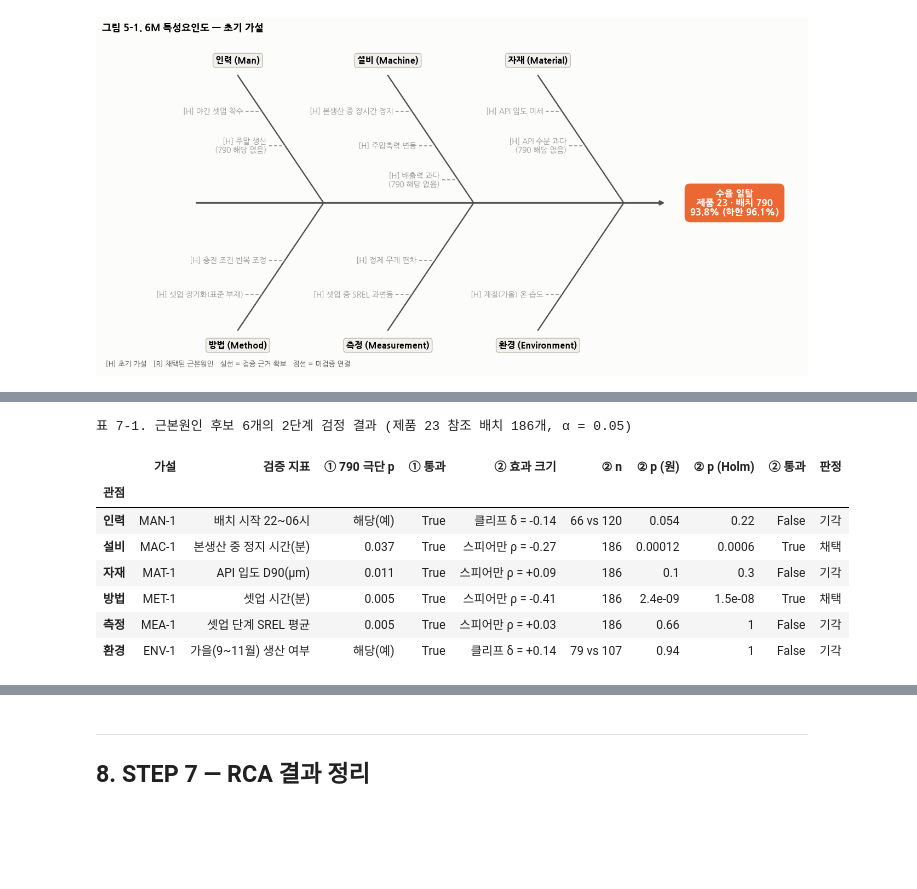
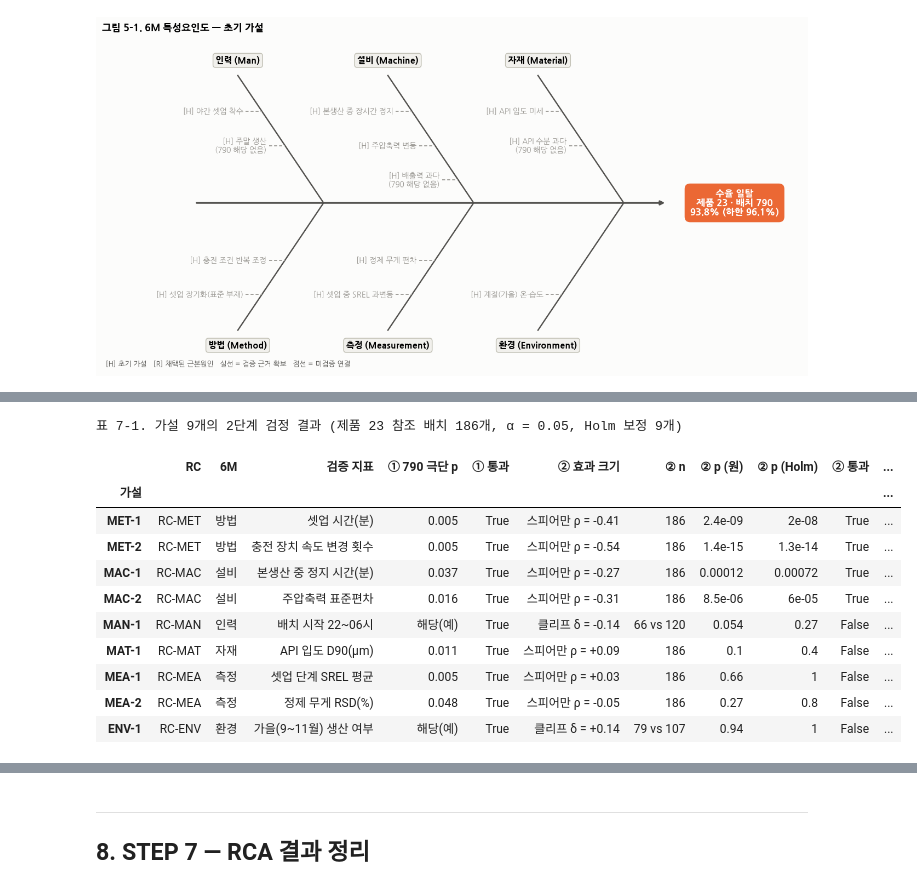
Before and after one commit to thisischeese/Pharma-Manufacturing, a Jupyter notebook: notebooks/RCA_Lek_yield_deviation.ipynb, the cells around one changed output, grey strips where cells are left out. Drawn from its saved outputs; the diff is of its cells as text; code cells hidden in the pictures; blank space fills up the shorter version.

```diff
--- a/notebooks/RCA_Lek_yield_deviation.ipynb
+++ b/notebooks/RCA_Lek_yield_deviation.ipynb
@@ -123,6 +126,10 @@ df = lab.set_index("batch").join(proc.set_index("batch").drop(columns=["code"] +
 # EDA 3.3: 생산 시작 월
 SLO_MONTH = {"jan": 1, "feb": 2, "mar": 3, "apr": 4, "maj": 5, "jun": 6,
              "jul": 7, "avg": 8, "sep": 9, "okt": 10, "nov": 11, "dec": 12}
+# 함량: 정제 1정당 주성분(API) 양. 원본은 '5MG'·'10M'·'20M'·'40M' (MG의 G가 잘려 저장됨) → mg 숫자로 정리
+df["strength_mg"] = df["strength"].str.extract(r"(\d+)")[0].astype(int)
+print("함량 원본 값 → mg:", df.groupby("strength").strength_mg.first().to_dict())
+
 mon, yr = df["start"].str.split(".", expand=True).T.values
 df["start_month"] = pd.to_datetime({"year": 2000 + yr.astype(int),
                                     "month": pd.Series(mon, index=df.index).map(SLO_MONTH), "day": 1})
@@ -1041,47 +1228,49 @@ def holm(pvals) -> np.ndarray:
         running = max(running, (m - rank) * p[i])
         adj[i] = min(1.0, running)
     return adj
 
 
 def association_test(var: str, kind: str, direction: int):
     """② 수율 연관성 — 가설: 조건이 '나쁜 방향'일수록 수율이 낮다."""
     r = ref23[[var, "batch_yield"]].dropna()
     if kind == "cont":
         alt = "less" if direction > 0 else "greater"        # +방향: 지표↑ → 수율↓ 이므로 ρ < 0
         res = stats.spearmanr(r[var], r.batch_yield, alternative=alt)
         return "스피어만 ρ", res.statistic, res.pvalue, len(r)
     yes, no = r.loc[r[var].astype(bool), "batch_yield"], r.loc[~r[var].astype(bool), "batch_yield"]
     p = stats.mannwhitneyu(yes, no, alternative="less").pvalue
     return "클리프 δ", cliffs_delta(yes, no), p, f"{len(yes)} vs {len(no)}"
 
 
 rows = []
-for m_ko, _ in M_ORDER:
-    hid = FIVE_WHY[m_ko]["start"]
+for hid in OBSERVED:
     h = HYP.loc[hid]
     stage1_p = extremity(h.지표, h.방향) if h.유형 == "cont" else np.nan
     stage1_ok = (stage1_p < 0.05) if h.유형 == "cont" else bool(d23.loc[TARGET, h.지표])
     eff_name, eff, p, n = association_test(h.지표, h.유형, h.방향)
-    rows.append({"관점": m_ko, "가설": hid, "검증 지표": h["지표 설명"],
+    rows.append({"가설": hid, "RC": FIVE_WHY[hid]["rc"], "6M": h["6M"], "검증 지표": h["지표 설명"],
                  "① 790 극단 p": stage1_p, "① 통과": stage1_ok,
                  "② 효과 크기": f"{eff_name} = {eff:+.2f}", "② n": n, "② p (원)": p})
-TEST = pd.DataFrame(rows).set_index("관점")
+TEST = pd.DataFrame(rows).set_index("가설")
 TEST["② p (Holm)"] = holm(TEST["② p (원)"])
 TEST["② 통과"] = TEST["② p (Holm)"] < 0.05
-TEST["판정"] = np.where(TEST["① 통과"] & TEST["② 통과"], "채택", "기각")
+TEST["가설 판정"] = np.where(TEST["① 통과"] & TEST["② 통과"], "채택", "기각")
 
 (TEST.style
  .format({"① 790 극단 p": "{:.3f}", "② p (원)": "{:.2g}", "② p (Holm)": "{:.2g}"}, na_rep="해당(예)")
- .apply(lambda r: ["background-color: #fde7dd; font-weight: bold" if r.판정 == "채택" else "color: #52514e" for _ in r], axis=1)
- .set_caption("표 7-1. 근본원인 후보 6개의 2단계 검정 결과 (제품 23 참조 배치 186개, α = 0.05)"))
+ .apply(lambda r: ["background-color: #fde7dd; font-weight: bold" if r["가설 판정"] == "채택" else "color: #52514e" for _ in r], axis=1)
+ .set_caption("표 7-1. 가설 9개의 2단계 검정 결과 (제품 23 참조 배치 186개, α = 0.05, Holm 보정 9개)"))
 # %% [output]
-표 7-1. 근본원인 후보 6개의 2단계 검정 결과 (제품 23 참조 배치 186개, α = 0.05)
+표 7-1. 가설 9개의 2단계 검정 결과 (제품 23 참조 배치 186개, α = 0.05, Holm 보정 9개)
-|  | 가설 | 검증 지표 | ① 790 극단 p | ① 통과 | ② 효과 크기 | ② n | ② p (원) | ② p (Holm) | ② 통과 | 판정 |
-| 관점 |  |  |  |  |  |  |  |  |  |  |
-| 인력 | MAN-1 | 배치 시작 22~06시 | 해당(예) | True | 클리프 δ = -0.14 | 66 vs 120 | 0.054 | 0.22 | False | 기각 |
-| 설비 | MAC-1 | 본생산 중 정지 시간(분) | 0.037 | True | 스피어만 ρ = -0.27 | 186 | 0.00012 | 0.0006 | True | 채택 |
-| 자재 | MAT-1 | API 입도 D90(μm) | 0.011 | True | 스피어만 ρ = +0.09 | 186 | 0.1 | 0.3 | False | 기각 |
-| 방법 | MET-1 | 셋업 시간(분) | 0.005 | True | 스피어만 ρ = -0.41 | 186 | 2.4e-09 | 1.5e-08 | True | 채택 |
-| 측정 | MEA-1 | 셋업 단계 SREL 평균 | 0.005 | True | 스피어만 ρ = +0.03 | 186 | 0.66 | 1 | False | 기각 |
-| 환경 | ENV-1 | 가을(9~11월) 생산 여부 | 해당(예) | True | 클리프 δ = +0.14 | 79 vs 107 | 0.94 | 1 | False | 기각 |
+|  | RC | 6M | 검증 지표 | ① 790 극단 p | ① 통과 | ② 효과 크기 | ② n | ② p (원) | ② p (Holm) | ② 통과 | ... |
+| 가설 |  |  |  |  |  |  |  |  |  |  | ... |
+| MET-1 | RC-MET | 방법 | 셋업 시간(분) | 0.005 | True | 스피어만 ρ = -0.41 | 186 | 2.4e-09 | 2e-08 | True | ... |
+| MET-2 | RC-MET | 방법 | 충전 장치 속도 변경 횟수 | 0.005 | True | 스피어만 ρ = -0.54 | 186 | 1.4e-15 | 1.3e-14 | True | ... |
+| MAC-1 | RC-MAC | 설비 | 본생산 중 정지 시간(분) | 0.037 | True | 스피어만 ρ = -0.27 | 186 | 0.00012 | 0.00072 | True | ... |
+| MAC-2 | RC-MAC | 설비 | 주압축력 표준편차 | 0.016 | True | 스피어만 ρ = -0.31 | 186 | 8.5e-06 | 6e-05 | True | ... |
+| MAN-1 | RC-MAN | 인력 | 배치 시작 22~06시 | 해당(예) | True | 클리프 δ = -0.14 | 66 vs 120 | 0.054 | 0.27 | False | ... |
+| MAT-1 | RC-MAT | 자재 | API 입도 D90(μm) | 0.011 | True | 스피어만 ρ = +0.09 | 186 | 0.1 | 0.4 | False | ... |
+| MEA-1 | RC-MEA | 측정 | 셋업 단계 SREL 평균 | 0.005 | True | 스피어만 ρ = +0.03 | 186 | 0.66 | 1 | False | ... |
+| MEA-2 | RC-MEA | 측정 | 정제 무게 RSD(%) | 0.048 | True | 스피어만 ρ = -0.05 | 186 | 0.27 | 0.8 | False | ... |
+| ENV-1 | RC-ENV | 환경 | 가을(9~11월) 생산 여부 | 해당(예) | True | 클리프 δ = +0.14 | 79 vs 107 | 0.94 | 1 | False | ... |
 # %%
```
Also changed, not shown: parts of 46 cells of this notebook.
